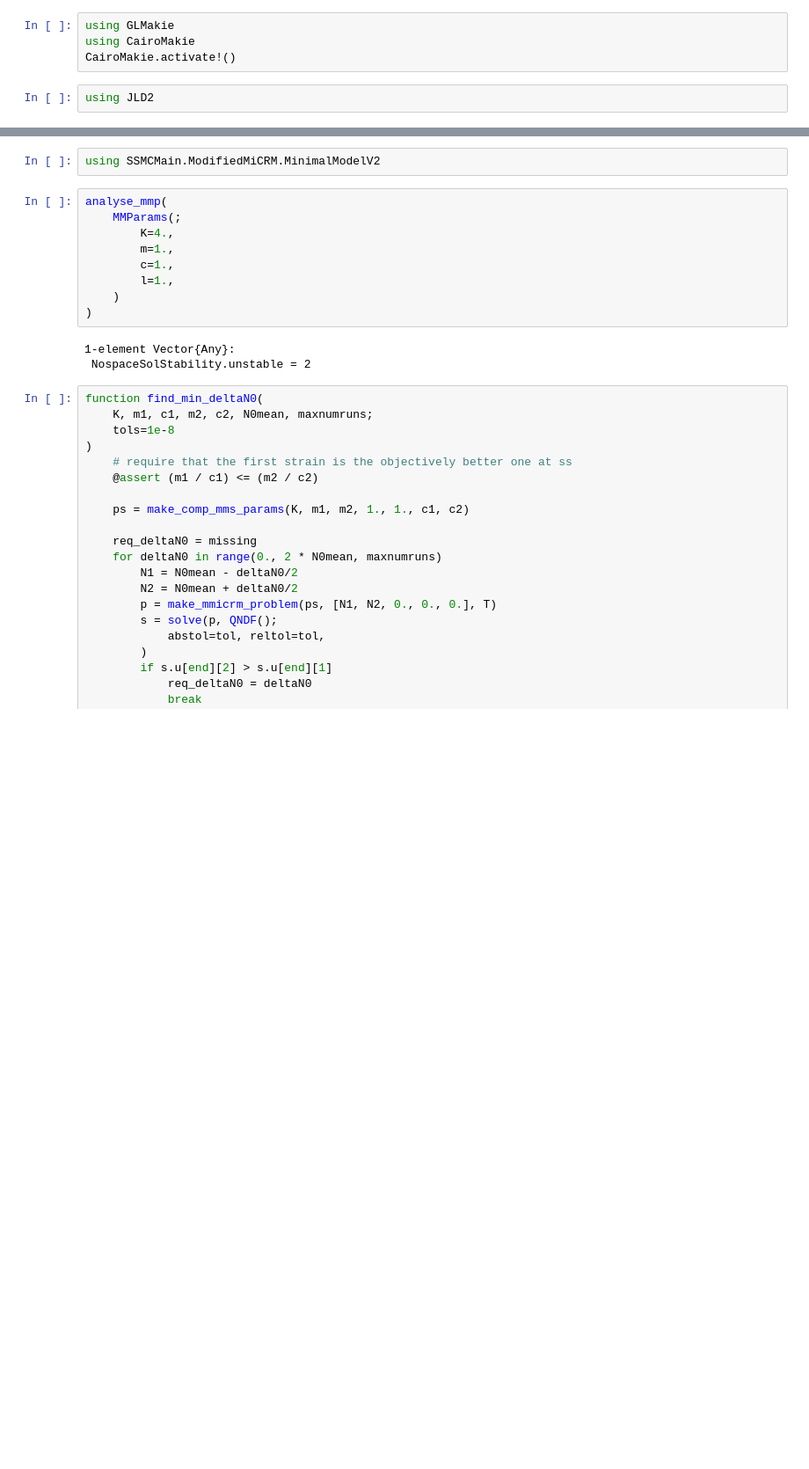
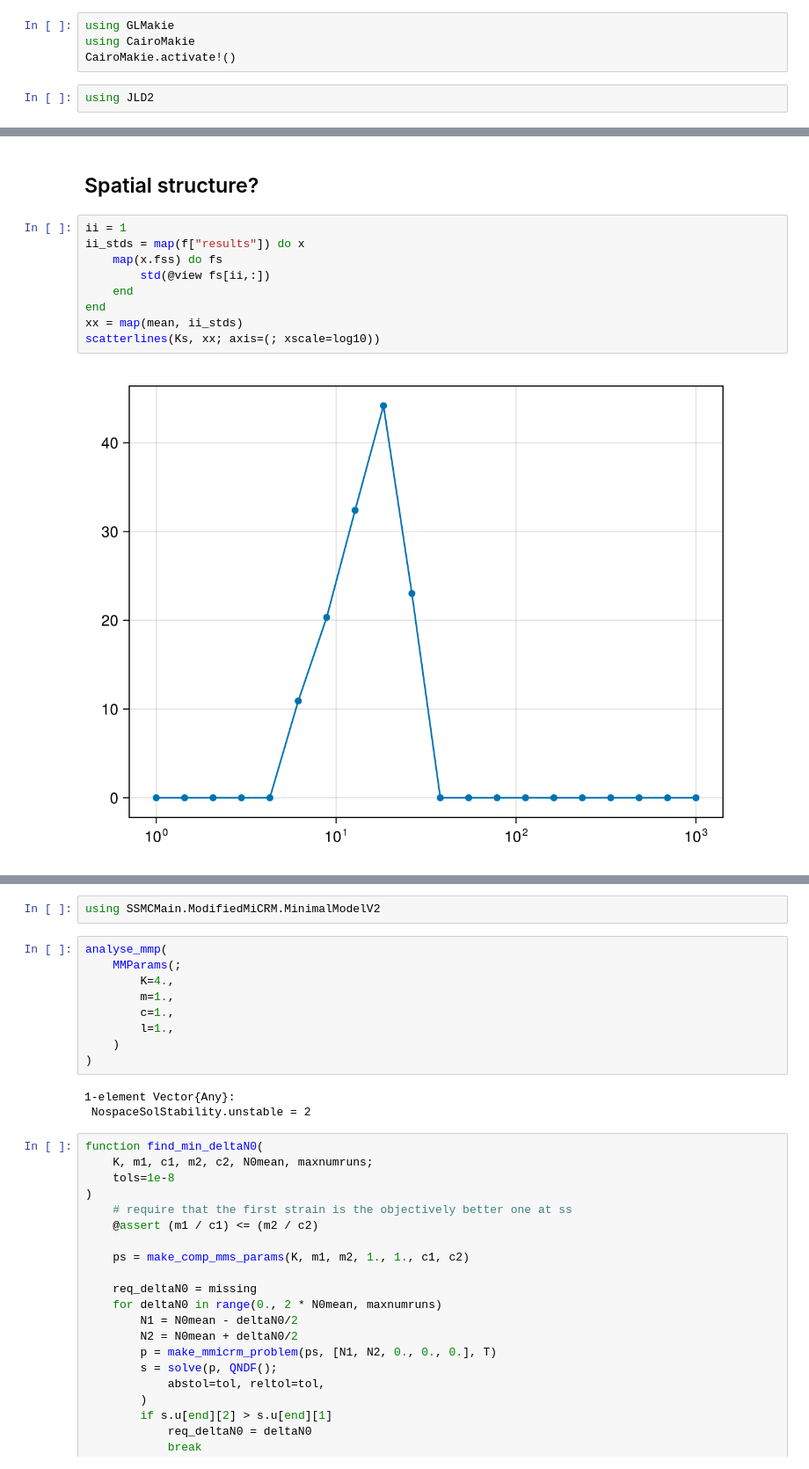
Before and after one commit to kockahonza/SSMC, a Jupyter notebook: notebooks/clean slate/CompetingMMs/Varying K spatial outcomes.ipynb, the cells around one changed output, grey strips where cells are left out. Shown at 88% size. Cells and saved outputs as stored; diff of their text form; blank space fills up the shorter version.

```diff
--- a/notebooks/clean slate/CompetingMMs/Varying K spatial outcomes.ipynb
+++ b/notebooks/clean slate/CompetingMMs/Varying K spatial outcomes.ipynb
@@ -21,0 +49,13 @@ using JLD2
+# %% [markdown]
+## Spatial structure?
+# %%
+ii = 1
+ii_stds = map(f["results"]) do x
+    map(x.fss) do fs
+        std(@view fs[ii,:])
+    end
+end
+xx = map(mean, ii_stds)
+scatterlines(Ks, xx; axis=(; xscale=log10))
+# %% [output]
+[figure, added]
```
Also changed, not shown: parts of 29 cells of this notebook, 5 other files.
